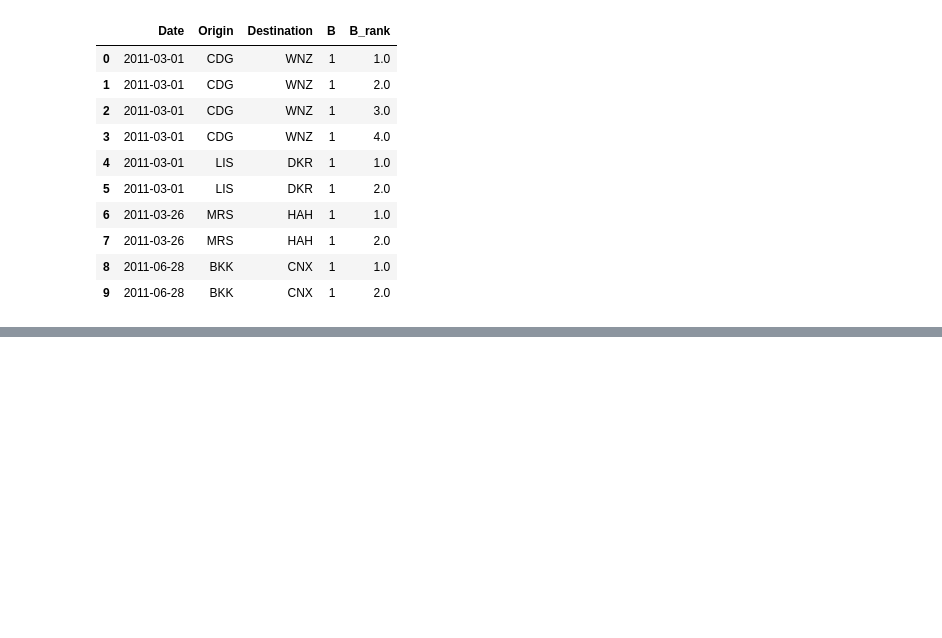
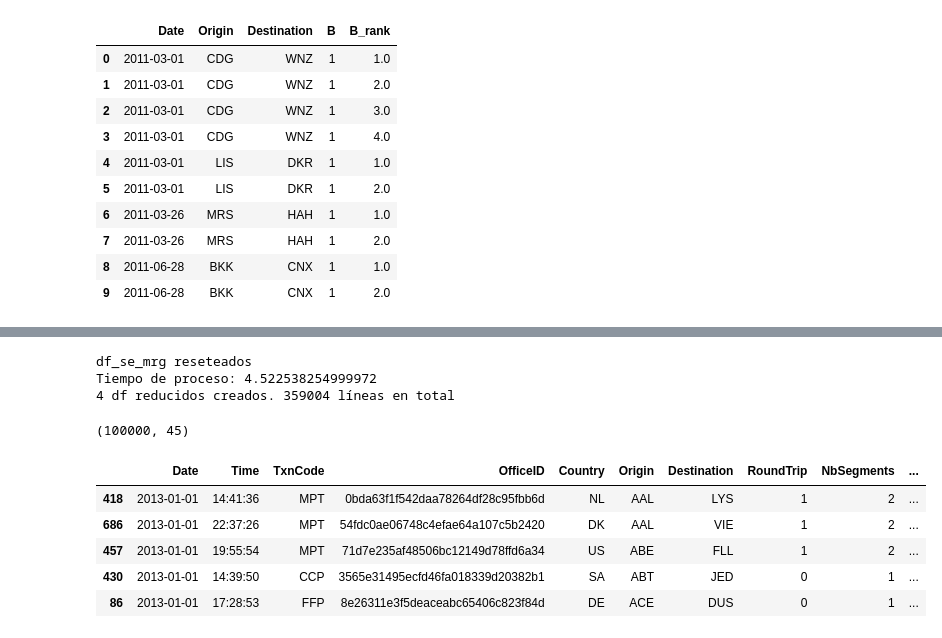
Before and after one commit to bdeotto/reto_Amadeus, a Jupyter notebook: reto_Amadeus.ipynb, the cells around one changed output, grey strips where cells are left out. Saved outputs shown, nothing was run; the diff lists cells and outputs as text; code cells hidden in the pictures; blank space fills up the shorter version.

Commit message:
Ejercicio 4. Procedimiento alternativo (completo)

```diff
--- a/reto_Amadeus.ipynb
+++ b/reto_Amadeus.ipynb
@@ -1949,0 +1961,49 @@ globals()['df_bo_mini10'].tail(10)
+# %%
+# Sigo simulando que los archivos son demasiado grandes para trabajar con ellos completos.
+
+# Fase 2, primera etapa:  ordena cada chunk de Searches de forma independiente.
+
+t_0=time.process_time()
+
+z=0
+while True:
+    try:
+        del globals()['df_se_mrg'+str(z)] # Asegura que no se cuelan variables de pruebas
+        z=z+1
+    except: break
+print ('df_se_mrg reseteados')
+
+cmn_cols=['Date','Origin','Destination']
+
+len_df_se_mrg_sum_0=0 # recuento de filas para comprobaciones
+se_reader=pd.read_csv(path_searches_clean, compression='bz2', iterator=True,\
+                      sep='^', chunksize=huge_chk,dtype='unicode')
+for i, df_se in enumerate(se_reader):
+    globals()['df_se_mrg'+str(i)]=df_se.sort_values(by=cmn_cols) # en cada chunk independiente
+    len_df_se_mrg_i=len(globals()['df_se_mrg'+str(i)])
+    len_df_se_mrg_sum_0+=len_df_se_mrg_i
+    if (i+1)%5==0:
+        print (f'{i+1} df de Searches creados hasta el momento. {len_df_se_mrg_sum_0} líneas.')
+
+n_se_mrg=i+1 # núm. de df mini de bookings creados
+tempus=time.process_time()-t_0
+print (f'Tiempo de proceso: {tempus}')
+print (f'{n_se_mrg} df reducidos creados. {len_df_se_mrg_sum_0} líneas en total')
+# %% [output]
+df_se_mrg reseteados
+Tiempo de proceso: 4.522538254999972
+4 df reducidos creados. 359004 líneas en total
+# %%
+# Inspección/comprobación:
+
+pd.options.display.max_columns = None
+print (globals()['df_se_mrg0'].shape)
+globals()['df_se_mrg0'].head()
+# %% [output]
+(100000, 45)
+|  | Date | Time | TxnCode | OfficeID | Country | Origin | Destination | RoundTrip | NbSegments | ... |
+| 418 | 2013-01-01 | 14:41:36 | MPT | 0bda63f1f542daa78264df28c95fbb6d | NL | AAL | LYS | 1 | 2 | ... |
+| 686 | 2013-01-01 | 22:37:26 | MPT | 54fdc0ae06748c4efae64a107c5b2420 | DK | AAL | VIE | 1 | 2 | ... |
+| 457 | 2013-01-01 | 19:55:54 | MPT | 71d7e235af48506bc12149d78ffd6a34 | US | ABE | FLL | 1 | 2 | ... |
+| 430 | 2013-01-01 | 14:39:50 | CCP | 3565e31495ecfd46fa018339d20382b1 | SA | ABT | JED | 0 | 1 | ... |
+| 86 | 2013-01-01 | 17:28:53 | FFP | 8e26311e3f5deaceabc65406c823f84d | DE | ACE | DUS | 0 | 1 | ... |
```
Also changed, not shown: parts of 18 cells of this notebook, 1 other file.
